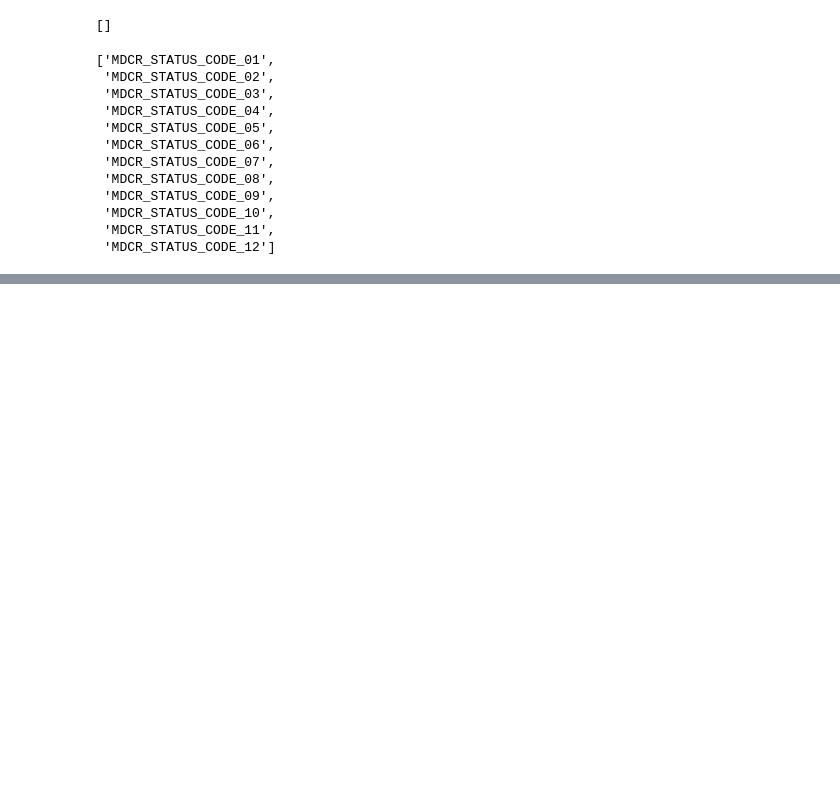
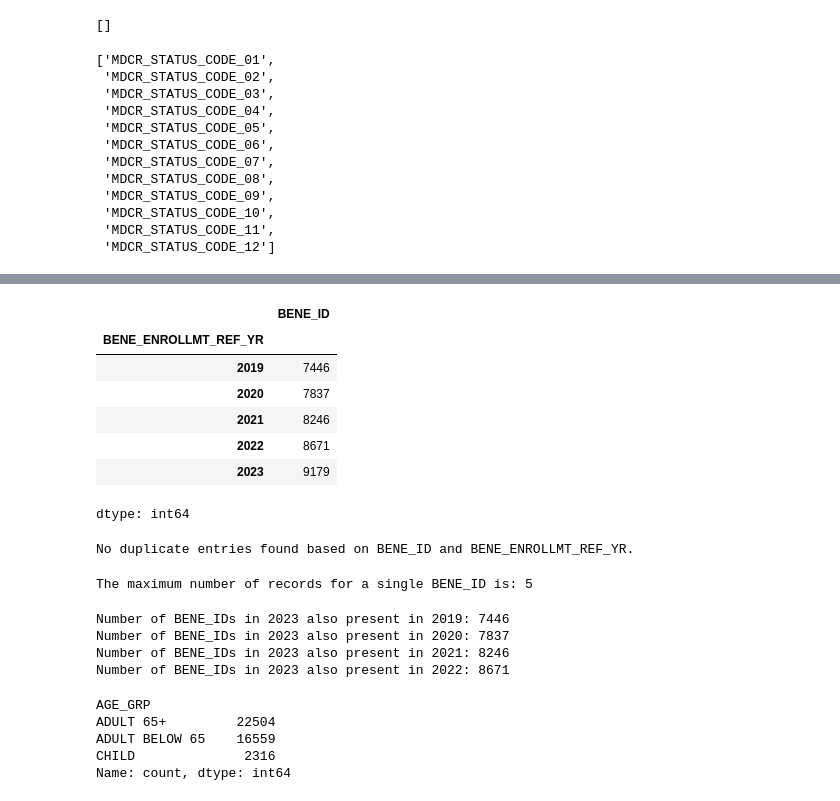
Before and after one commit to renugehring/HealthCareAnalysis, a Jupyter notebook: Working_with_Enrollment_Data.ipynb, the cells around one changed output, grey strips where cells are left out. Drawn from its saved outputs; the diff is of its cells as text; code cells hidden in the pictures; blank space fills up the shorter version.

```diff
--- a/Working_with_Enrollment_Data.ipynb
+++ b/Working_with_Enrollment_Data.ipynb
@@ -98,0 +146,56 @@ exceptions.head(5)
+# %%
+# prompt: what is the count of BENE_ID by BENE_ENROLLMENT_REF_YR
+enrollment.groupby('BENE_ENROLLMT_REF_YR')['BENE_ID'].count()
+# %% [output]
+|  | BENE_ID |
+| BENE_ENROLLMT_REF_YR |  |
+| 2019 | 7446 |
+| 2020 | 7837 |
+| 2021 | 8246 |
+| 2022 | 8671 |
+| 2023 | 9179 |
+dtype: int64
+# %%
+# prompt: are there duplicates by BENE_ID and BENE_ENROLLMENT_REF_YR
+
+# Check for duplicates based on 'BENE_ID' and 'BENE_ENROLLMT_REF_YR'
+duplicates = enrollment[enrollment.duplicated(subset=['BENE_ID', 'BENE_ENROLLMT_REF_YR'], keep=False)]
+
+if not duplicates.empty:
+  print("Duplicate entries found:")
+  print(duplicates[['BENE_ID', 'BENE_ENROLLMT_REF_YR']])
+else:
+  print("No duplicate entries found based on BENE_ID and BENE_ENROLLMT_REF_YR.")
+# %% [output]
+No duplicate entries found based on BENE_ID and BENE_ENROLLMT_REF_YR.
+# %%
+# prompt: what is the maximum number of records by BENE_ID?
+
+# Group by 'BENE_ID' and count occurrences
+bene_id_counts = enrollment.groupby('BENE_ID').size()
+
+# Find the maximum number of records for a single BENE_ID
+max_records = bene_id_counts.max()
+
+print(f"The maximum number of records for a single BENE_ID is: {max_records}")
+# %% [output]
+The maximum number of records for a single BENE_ID is: 5
+# %%
+# prompt: Of BENE_IDS with 2023 in BENE_ENROLLMENT_REF_YR, how many are also in 2022, 2021, 2020, 2019?
+
+import numpy as np
+# Get the BENE_IDs present in 2023
+bene_ids_2023 = enrollment[enrollment['BENE_ENROLLMT_REF_YR'] == 2023]['BENE_ID'].unique()
+
+# Count how many of these BENE_IDs are also present in other years
+counts = {}
+for year in [2019, 2020, 2021, 2022]:
+    bene_ids_year = enrollment[enrollment['BENE_ENROLLMT_REF_YR'] == year]['BENE_ID'].unique()
+    count = np.sum(np.isin(bene_ids_2023, bene_ids_year))
+    counts[year] = count
+    print(f"Number of BENE_IDs in 2023 also present in {year}: {count}")
+# %% [output]
+Number of BENE_IDs in 2023 also present in 2019: 7446
+Number of BENE_IDs in 2023 also present in 2020: 7837
+Number of BENE_IDs in 2023 also present in 2021: 8246
+Number of BENE_IDs in 2023 also present in 2022: 8671
@@ -98,0 +209,16 @@ exceptions.head(5)
+# %%
+# prompt: create AGE_GRP from AGE_ROUGH_CALC. When AGE_ROUGH_CALC is equal to or below 18, AGE_GRP equals 'CHILD'.  Else if AGE_ROUGH_CALC is below 65, then AGE_GRP equals ADULT BELOW 65.  Else if AGE_ROUGH_CALC is equal to or above 65, then ADULT 65+.  Show me a frequency of AGE_GRP
+
+import numpy as np
+# Create AGE_GRP based on AGE_ROUGH_CALC
+enrollment['AGE_GRP'] = np.where(enrollment['AGE_ROUGH_CALC'] <= 18, 'CHILD',
+                               np.where(enrollment['AGE_ROUGH_CALC'] < 65, 'ADULT BELOW 65', 'ADULT 65+'))
+
+# Show the frequency of AGE_GRP
+print(enrollment['AGE_GRP'].value_counts())
+# %% [output]
+AGE_GRP
+ADULT 65+         22504
+ADULT BELOW 65    16559
+CHILD              2316
+Name: count, dtype: int64
```
Also changed, not shown: parts of 5 cells of this notebook.
